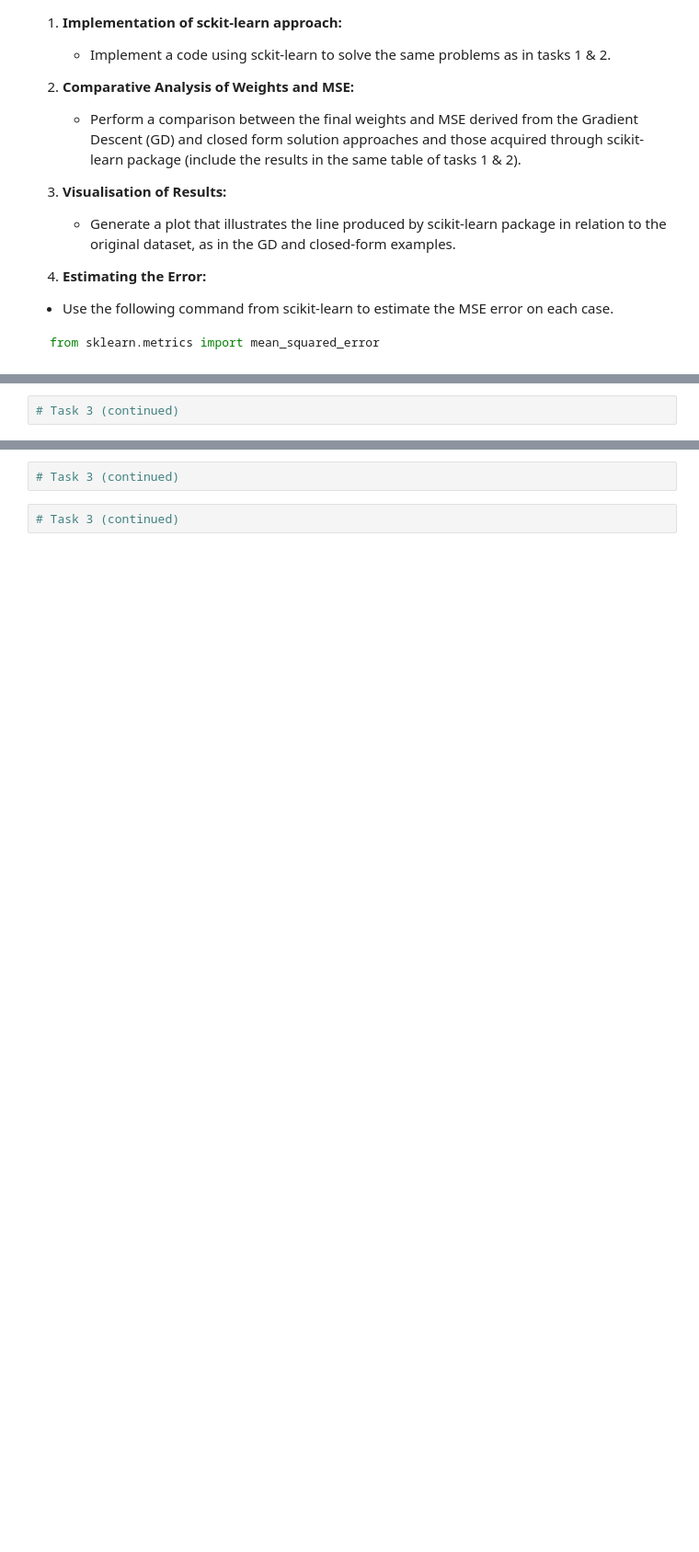
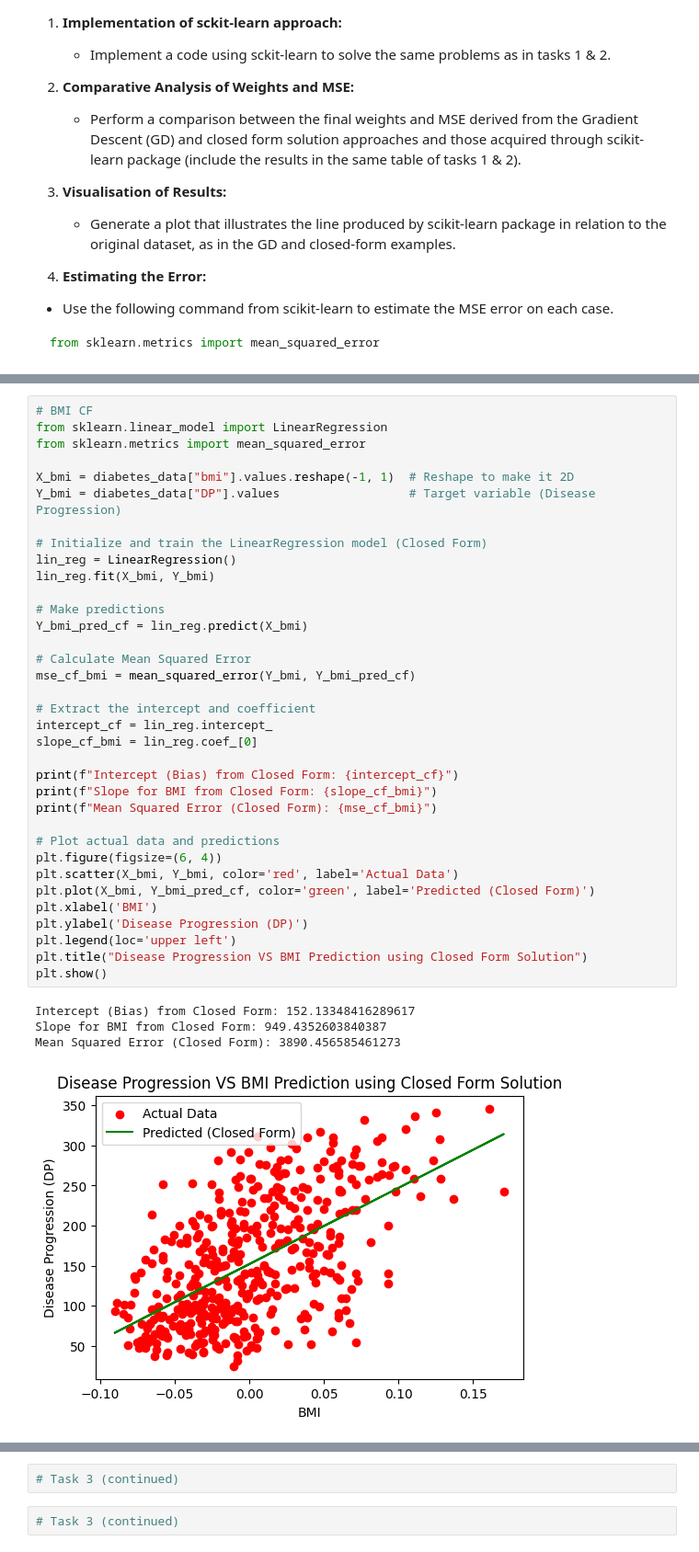
Before and after one commit to FajarKKP/Coding, a Jupyter notebook: 02_ML_LR.ipynb, the cells around one changed output, grey strips where cells are left out. Shown at 92% size. Cells and saved outputs as stored; diff of their text form; blank space fills up the shorter version.

```diff
--- a/02_ML_LR.ipynb
+++ b/02_ML_LR.ipynb
@@ -616,2 +633,40 @@ Slope for BP: 44.434584111992734
-# %%
-# Task 3 (continued)
+# %%
+# BMI CF
+from sklearn.linear_model import LinearRegression
+from sklearn.metrics import mean_squared_error
+
+X_bmi = diabetes_data["bmi"].values.reshape(-1, 1)  # Reshape to make it 2D
+Y_bmi = diabetes_data["DP"].values                  # Target variable (Disease Progression)
+
+# Initialize and train the LinearRegression model (Closed Form)
+lin_reg = LinearRegression()
+lin_reg.fit(X_bmi, Y_bmi)
+
+# Make predictions
+Y_bmi_pred_cf = lin_reg.predict(X_bmi)
+
+# Calculate Mean Squared Error
+mse_cf_bmi = mean_squared_error(Y_bmi, Y_bmi_pred_cf)
+
+# Extract the intercept and coefficient
+intercept_cf = lin_reg.intercept_
+slope_cf_bmi = lin_reg.coef_[0]
+
+print(f"Intercept (Bias) from Closed Form: {intercept_cf}")
+print(f"Slope for BMI from Closed Form: {slope_cf_bmi}")
+print(f"Mean Squared Error (Closed Form): {mse_cf_bmi}")
+
+# Plot actual data and predictions
+plt.figure(figsize=(6, 4))
+plt.scatter(X_bmi, Y_bmi, color='red', label='Actual Data')
+plt.plot(X_bmi, Y_bmi_pred_cf, color='green', label='Predicted (Closed Form)')
+plt.xlabel('BMI')
+plt.ylabel('Disease Progression (DP)')
+plt.legend(loc='upper left')
+plt.title("Disease Progression VS BMI Prediction using Closed Form Solution")
+plt.show()
+# %% [output]
+Intercept (Bias) from Closed Form: 152.13348416289617
+Slope for BMI from Closed Form: 949.4352603840387
+Mean Squared Error (Closed Form): 3890.456585461273
+[figure, added]
```
Also changed, not shown: parts of 4 cells of this notebook.
